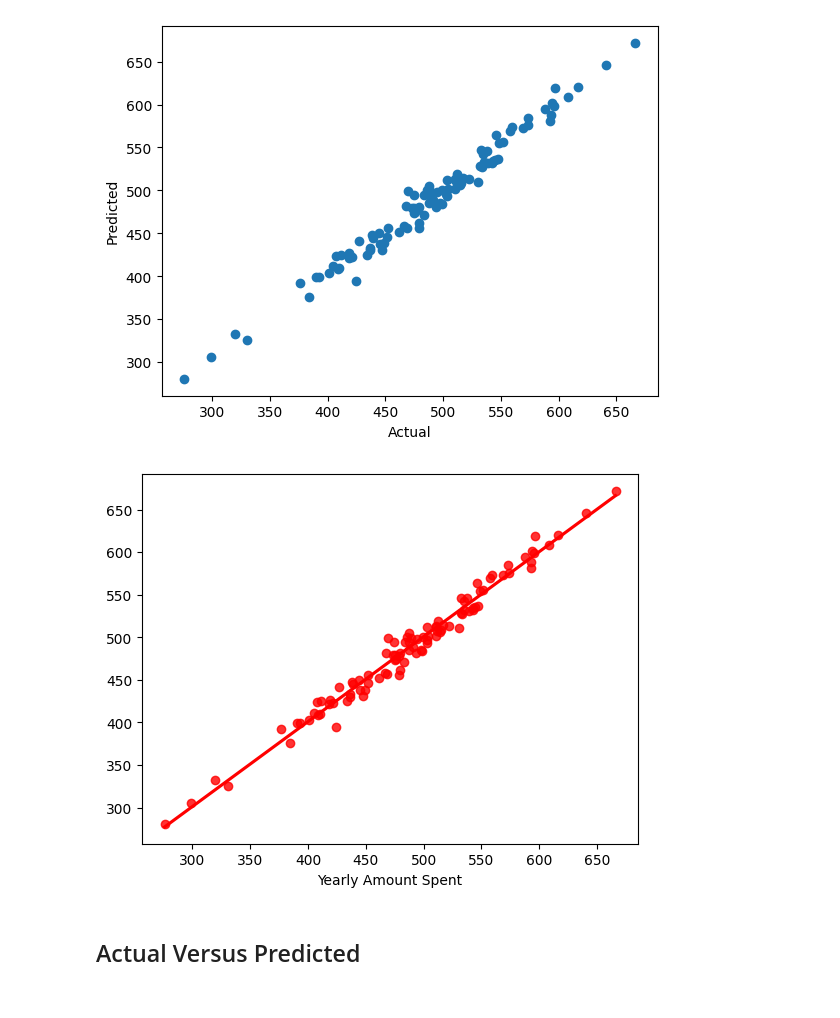
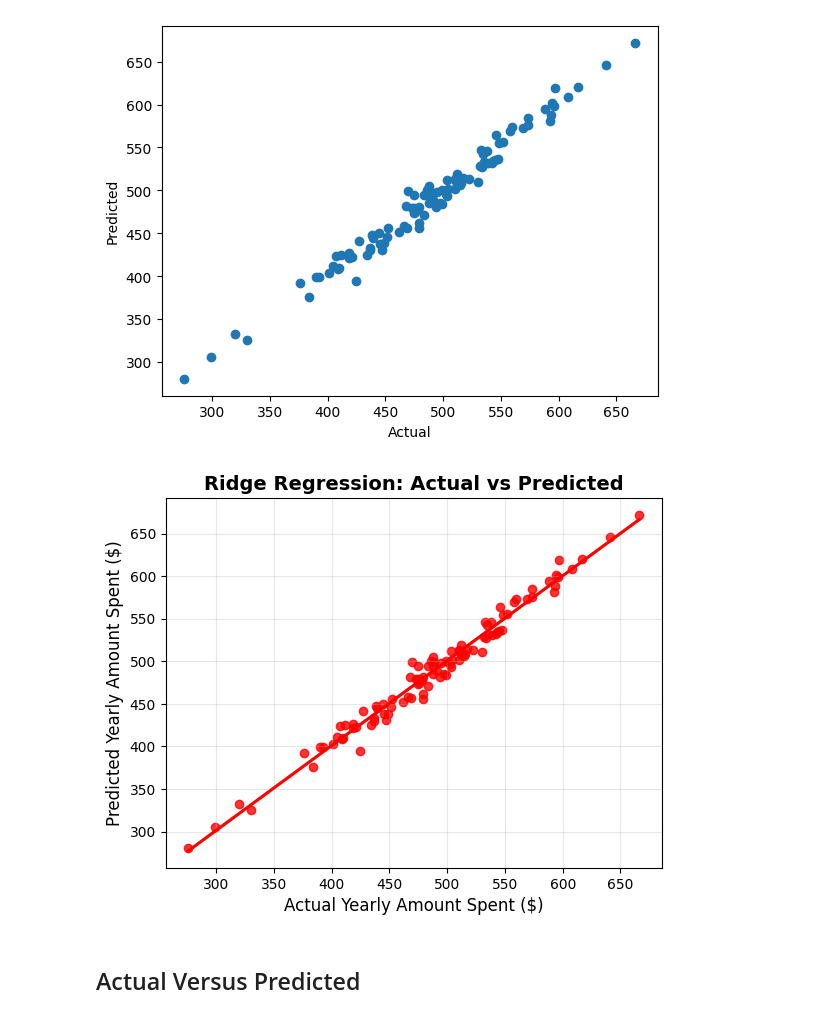
Before and after one commit to Mtutuzeli-lab/regression-clustering-ml, a Jupyter notebook: notebooks/02_Regression_Models.ipynb, the cells around one changed output. Drawn from its saved outputs; the diff is of its cells as text; code cells hidden in the pictures.

```diff
--- a/notebooks/02_Regression_Models.ipynb
+++ b/notebooks/02_Regression_Models.ipynb
@@ -205,9 +223,14 @@ plt.ylabel('Predicted');
 # %% [output]
 [figure]
 # %%
-sns.regplot(x=y_test,y=y_pred,ci=None,color ='red');
+sns.regplot(x=y_test, y=y_pred, ci=None, color='red')
+plt.xlabel('Actual Yearly Amount Spent ($)', fontsize=12)
+plt.ylabel('Predicted Yearly Amount Spent ($)', fontsize=12)
+plt.title('Ridge Regression: Actual vs Predicted', fontsize=14, fontweight='bold')
+plt.grid(True, alpha=0.3)
+plt.show()
 # %% [output]
-[figure, old version]
+[figure, new version]
 # %% [markdown]
 ## Actual Versus Predicted
 # %%
```
Also changed, not shown: parts of 7 cells of this notebook, 9 other files.
